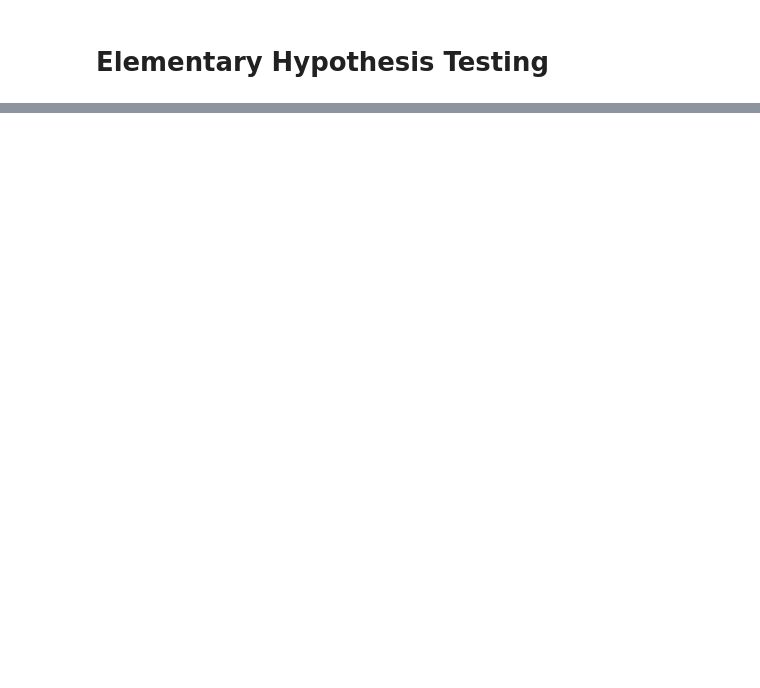
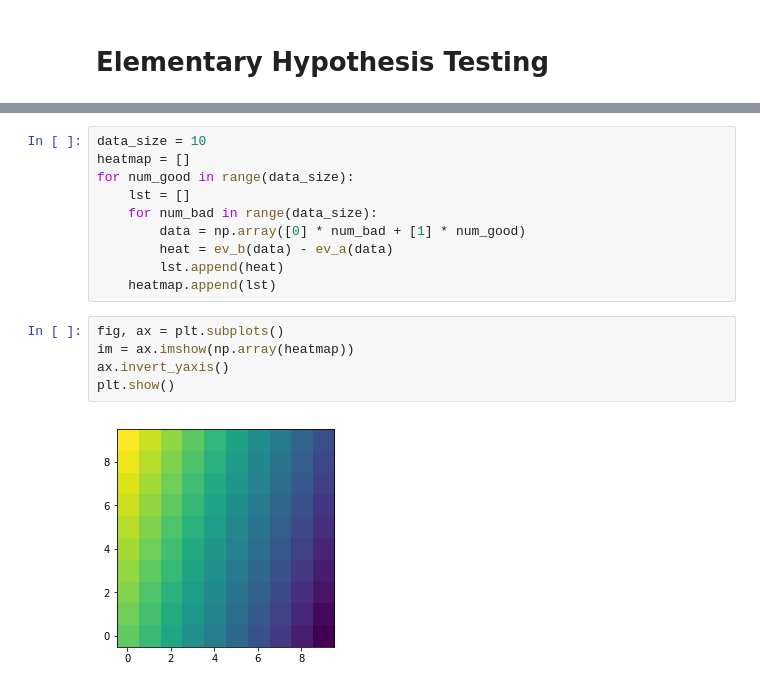
Before and after one commit to DavidGarfinkle/jaynes-probability, a Jupyter notebook: chapter_four/chapter_four.ipynb, the cells around one changed output, grey strips where cells are left out. Cells and saved outputs as stored; diff of their text form; blank space fills up the shorter version.

```diff
--- a/chapter_four/chapter_four.ipynb
+++ b/chapter_four/chapter_four.ipynb
@@ -66,0 +112,17 @@ ev_b(np.array([]))
+# %%
+data_size = 10
+heatmap = []
+for num_good in range(data_size):
+    lst = []
+    for num_bad in range(data_size):
+        data = np.array([0] * num_bad + [1] * num_good)
+        heat = ev_b(data) - ev_a(data)
+        lst.append(heat)
+    heatmap.append(lst)
+# %%
+fig, ax = plt.subplots()
+im = ax.imshow(np.array(heatmap))
+ax.invert_yaxis()
+plt.show()
+# %% [output]
+[figure, added]
```
Also changed, not shown: parts of 30 cells of this notebook, 2 other files.
